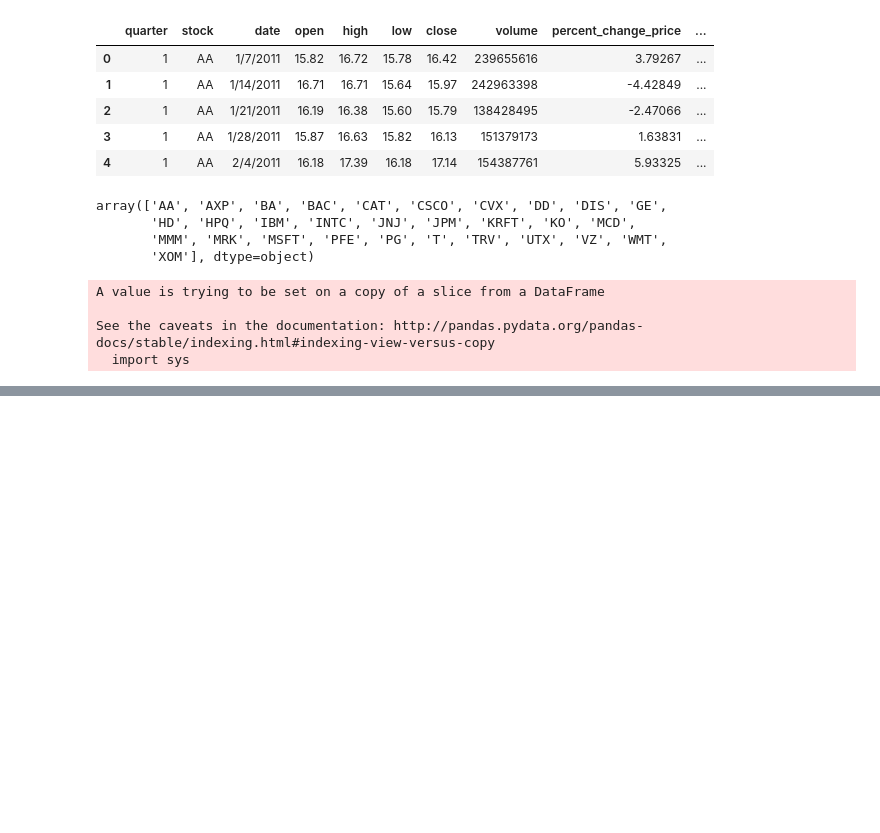
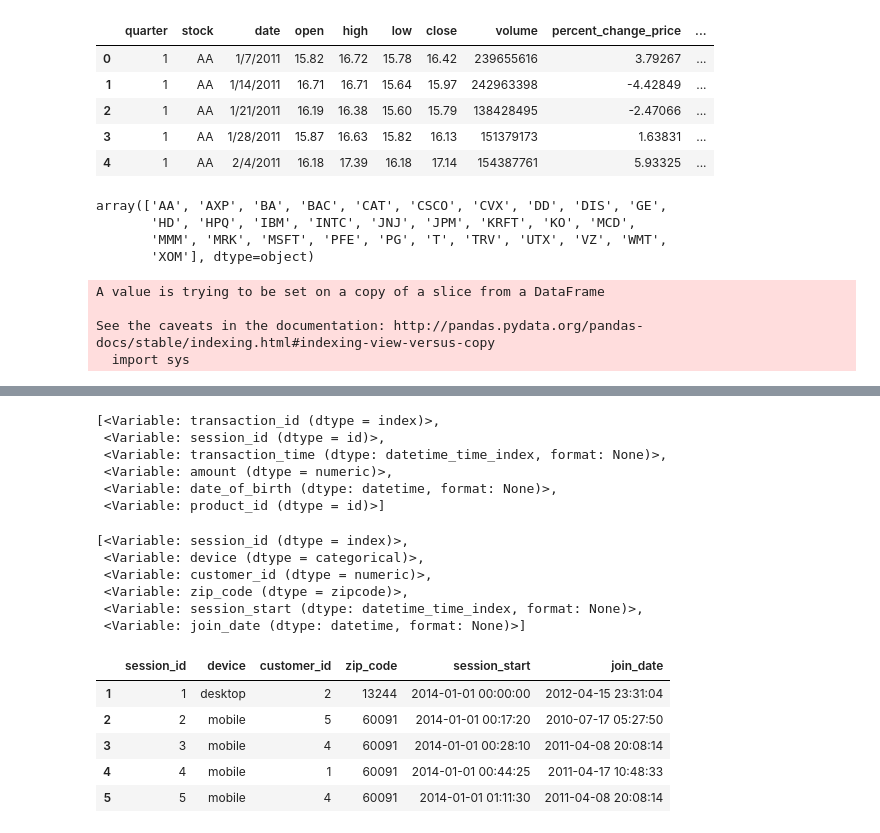
Before and after one commit to robahall/MLAlgoProjects, a Jupyter notebook: notebooks/3.0_rah_dowJone-timeseries-analysis.ipynb, the cells around one changed output, grey strips where cells are left out. Drawn from its saved outputs; the diff is of its cells as text; code cells hidden in the pictures; blank space fills up the shorter version.

```diff
--- a/notebooks/3.0_rah_dowJone-timeseries-analysis.ipynb
+++ b/notebooks/3.0_rah_dowJone-timeseries-analysis.ipynb
@@ -128,0 +190,7 @@ plt.xlim('2011-01-07', '2011-06-24')
+# %%
+es = es.entity_from_dataframe(entity_id="products",
+                              dataframe=products_df,
+                              index="product_id")
+# %%
+new_relationship = ft.Relationship(es["products"]["product_id"],
+                                   es["transactions"]["product_id"])
@@ -128,0 +229,27 @@ plt.xlim('2011-01-07', '2011-06-24')
+# %%
+es["transactions"].variables
+# %% [output]
+[<Variable: transaction_id (dtype = index)>,
+ <Variable: session_id (dtype = id)>,
+ <Variable: transaction_time (dtype: datetime_time_index, format: None)>,
+ <Variable: amount (dtype = numeric)>,
+ <Variable: date_of_birth (dtype: datetime, format: None)>,
+ <Variable: product_id (dtype = id)>]
+# %%
+es["sessions"].variables
+# %% [output]
+[<Variable: session_id (dtype = index)>,
+ <Variable: device (dtype = categorical)>,
+ <Variable: customer_id (dtype = numeric)>,
+ <Variable: zip_code (dtype = zipcode)>,
+ <Variable: session_start (dtype: datetime_time_index, format: None)>,
+ <Variable: join_date (dtype: datetime, format: None)>]
+# %%
+es["sessions"].df.head(5)
+# %% [output]
+|  | session_id | device | customer_id | zip_code | session_start | join_date |
+| 1 | 1 | desktop | 2 | 13244 | 2014-01-01 00:00:00 | 2012-04-15 23:31:04 |
+| 2 | 2 | mobile | 5 | 60091 | 2014-01-01 00:17:20 | 2010-07-17 05:27:50 |
+| 3 | 3 | mobile | 4 | 60091 | 2014-01-01 00:28:10 | 2011-04-08 20:08:14 |
+| 4 | 4 | mobile | 1 | 60091 | 2014-01-01 00:44:25 | 2011-04-17 10:48:33 |
+| 5 | 5 | mobile | 4 | 60091 | 2014-01-01 01:11:30 | 2011-04-08 20:08:14 |
```
Also changed, not shown: parts of 45 cells of this notebook.
